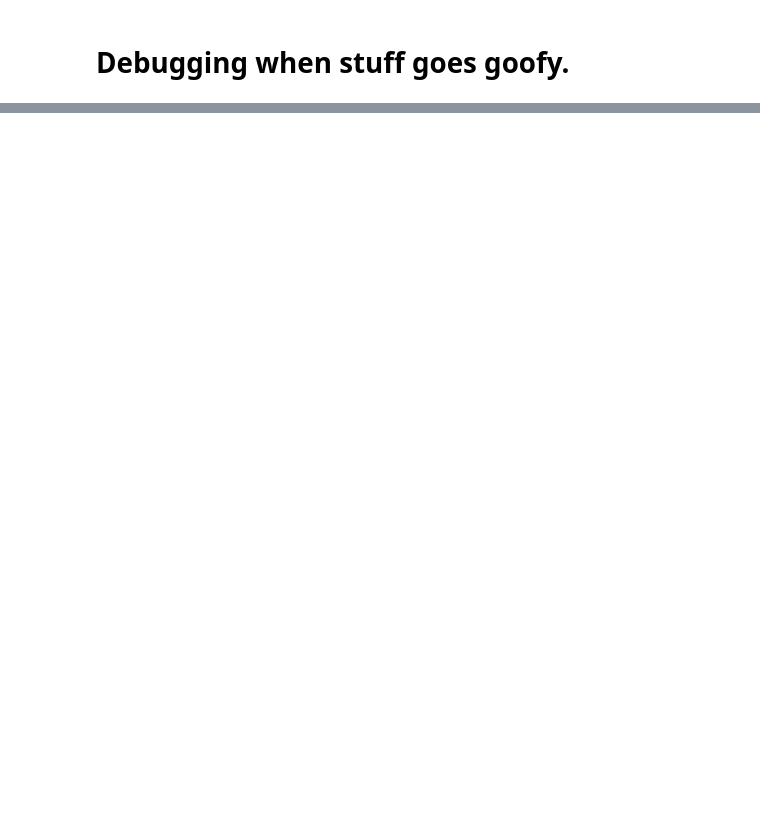
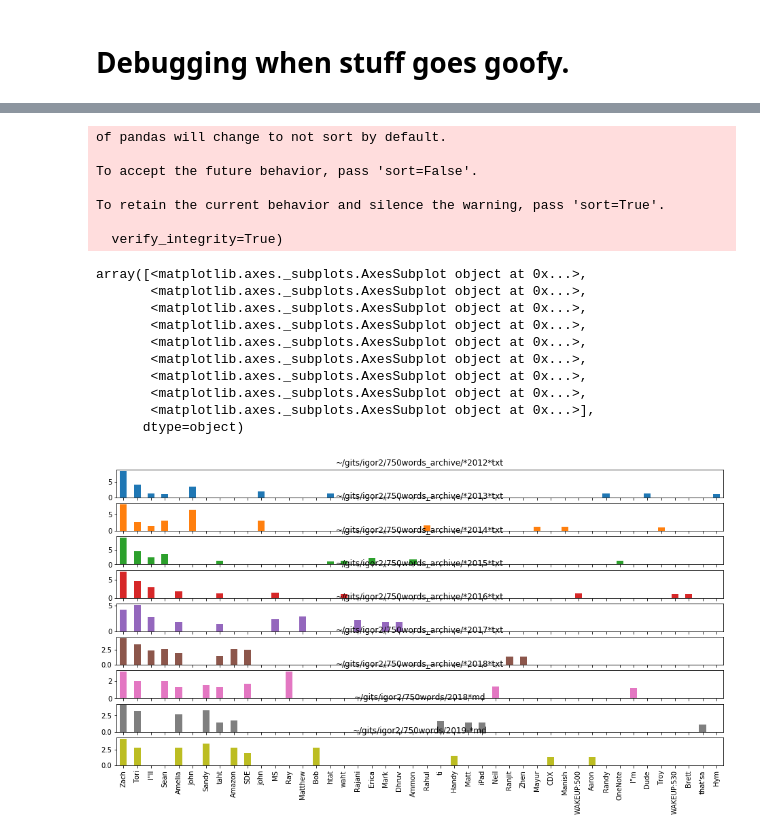
Before and after one commit to idvorkin/jupyter, a Jupyter notebook: PlayNLP.ipynb, the cells around one changed output, grey strips where cells are left out. Cells and saved outputs as stored; diff of their text form; code cells hidden in the pictures; blank space fills up the shorter version.

```diff
--- a/PlayNLP.ipynb
+++ b/PlayNLP.ipynb
@@ -220,22 +220,30 @@ nlp = get_nlp_model("en_core_web_lg")
 nlp.max_length = 100 * 1000 * 1000
 
 
-def GraphPoSForDoc(pos: str, doc, corpus: Corpus):
+def GetInterestingWords(pos: str, doc, corpus: Corpus):
     interesting_pos = pos
     interesting_pos_set = set(interesting_pos.split())
     interesting = [token for token in doc if token.pos_ in interesting_pos_set]
     interesting_words = [token.lemma_ for token in interesting]
+    return interesting_words
 
+
+def GraphPoSForDoc(pos: str, doc, corpus):
     GraphWordDistribution(
-        interesting_words,
-        title=f"Distribution of {interesting_pos} on {corpus.path}",
+        GetInterestingWords(pos, doc, corpus=corpus),
+        title=f"Distribution of {pos} on {corpus.path}",
         skip=0,
         length=20,
     )
 
 
 def GraphScratchForCorpus(corpus_path: str, pos: str = "NOUN VERB ADJ ADV"):
-    nlp = get_nlp_model("en_core_web_lg")
     corpus = LoadCorpus(corpus_path)
     doc = DocForCorpus(nlp, corpus)
     GraphPoSForDoc(pos, doc, corpus)
+
+
+def GetInterestingForCorpusPath(corpus_path: str, pos: str = "NOUN VERB ADJ ADV"):
+    corpus = LoadCorpus(corpus_path)
+    doc = DocForCorpus(nlp, corpus)
+    return GetInterestingWords(pos, doc, corpus)
@@ -270,0 +312,63 @@ GraphWordDistribution([token.pos_ for token in doc], title=f"POS Distribution on
+# %%
+# yup going to need some refactoring
+nlp = get_nlp_model("en_core_web_lg")
+
+# corpus = LoadCorpus(corpus_path)
+# DocForCorpus(nlp, LoadCorpus(p))
+
+
+def GetPDFCDF(words, path):
+    def ToPercent(x: float) -> float:
+        return x * 100
+
+    # NOTE: No point creating a full data frame when only using a single column.
+    pdf = pd.Series(words, name=path).value_counts(normalize=True).apply(ToPercent)
+    cdf = pdf.cumsum()
+    return (pdf, cdf)
+
+
+corpus = [
+    GetPDFCDF(GetInterestingForCorpusPath(p, "PROPN"), p)[0][:10] for p in corpus_paths
+]
+
+# [Series[idx=word, value=PropN_Frequency]]
+wordByTimespan = pd.DataFrame().join(corpus, how="outer", sort=False)
+
+# Sort by word frequency
+wordByTimespan["word_frequency"] = wordByTimespan.sum(skipna=True, axis="columns")
+wordByTimespan = wordByTimespan.sort_values("word_frequency", ascending=False)
+
+# Remove total column
+wordByTimespan = wordByTimespan.iloc[:, :-1]
+
+height_in_inches = 8
+matplotlib.rc("figure", figsize=(2 * height_in_inches, height_in_inches))
+
+# combined bar graph
+# wordByTimespan.iloc[:10,:].plot(kind="bar",subplots=False, legend=True, animated=True, figsize=(16,8))
+
+# subplot per month
+wordByTimespan.plot(kind="bar",subplots=True, legend=False)
+
+# subplot per month - top 10
+# XXX: Interesting - you need to syncronize all subplots to be same height as they all have the same axix
+# wordByTimespan.iloc[:15, :].T.plot( kind="bar", subplots=True, legend=False, figsize=(15, 14), sharey=True )
+# %% [output]
+of pandas will change to not sort by default.
+
+To accept the future behavior, pass 'sort=False'.
+
+To retain the current behavior and silence the warning, pass 'sort=True'.
+
+  verify_integrity=True)
+array([<matplotlib.axes._subplots.AxesSubplot object at 0x...>,
+       <matplotlib.axes._subplots.AxesSubplot object at 0x...>,
+       <matplotlib.axes._subplots.AxesSubplot object at 0x...>,
+       <matplotlib.axes._subplots.AxesSubplot object at 0x...>,
+       <matplotlib.axes._subplots.AxesSubplot object at 0x...>,
+       <matplotlib.axes._subplots.AxesSubplot object at 0x...>,
+       <matplotlib.axes._subplots.AxesSubplot object at 0x...>,
+       <matplotlib.axes._subplots.AxesSubplot object at 0x...>,
+       <matplotlib.axes._subplots.AxesSubplot object at 0x...>],
+      dtype=object)
+[figure, added]
```
Also changed, not shown: parts of 11 cells of this notebook, 2 other files.
